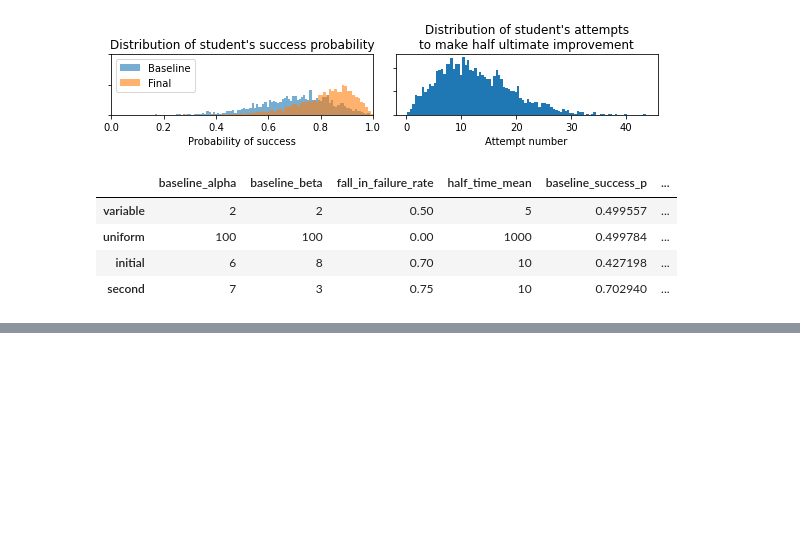
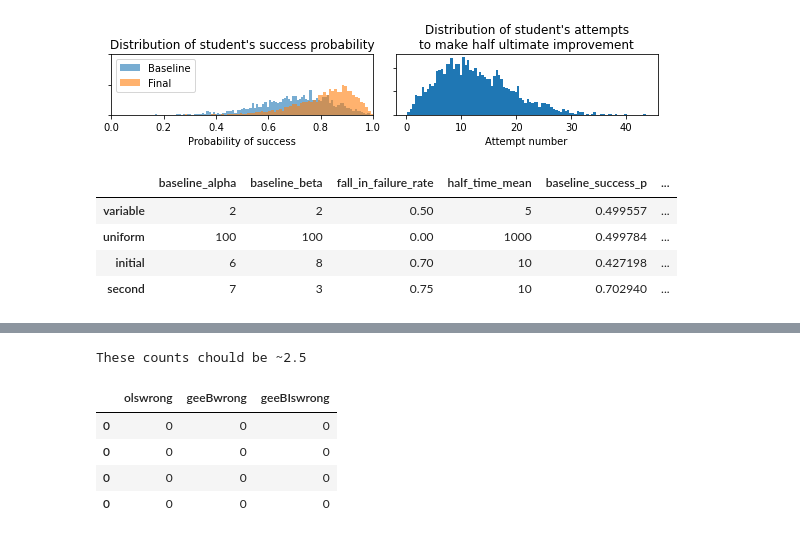
Before and after one commit to ErichBSchulz/IVCTrial, a Jupyter notebook: PowerSimulation.ipynb, the cells around one changed output, grey strips where cells are left out. Cells and saved outputs as stored; diff of their text form; code cells hidden in the pictures; blank space fills up the shorter version.

```diff
--- a/PowerSimulation.ipynb
+++ b/PowerSimulation.ipynb
@@ -544,17 +522,9 @@ def run_test(testing = True):
                  'huge': ['control', 'interventionD'],
                  'upper': [ 'interventionC', 'interventionD']
                 }
-    """
-    clasic distribution:
-    {'control': 51.6145, 'interventionA': 55.88775, 'interventionB': 59.653125,
-    'interventionC': 69.713125, 'interventionD': 73.108, 'nodif': 51.515}
-    tight:
-    {'control': 74.7725, 'interventionA': 77.1845, 'interventionB': 79.0445,
-    'interventionC': 84.29125, 'interventionD': 86.058, 'nodif': 74.52475}
-    """
     if testing:
-        students_per_group = [5, 10]
-        attempts_per_student = [5,10,20]
+        students_per_group = [5]
+        attempts_per_student = [5]
         trials_to_test = 3
         cache = "cache_test/"
     else:
@@ -564,16 +534,23 @@ def run_test(testing = True):
         cache="cache1/"
 
     print(f"testing {trials_to_test} trials")
-    return run_sym(
-        attempt_data = ad,
-        pairs = pairs,
-        tests = ['ols','geeB','geeBIs'],  #['geeBI'],
-        trials_to_test = trials_to_test,
-        spg = students_per_group,
-        aps = attempts_per_student,
-        run_key="b",
-        cache_path=cache
-)
+    syms = [] # temporyary value replaced with a dataframe
+    for student_set, trial in trials.items():
+        ad = trial['ad']
+        sym = run_sym(
+            student_set = student_set,
+            attempt_data = ad,
+            pairs = pairs,
+            tests = ['ols','geeB','geeBIs'],  #['geeBI'],
+            trials_to_test = trials_to_test,
+            spg = students_per_group,
+            aps = attempts_per_student,
+            run_key="b",
+            cache_path=cache)
+        # accumulate all the results into a single df
+        syms = syms.append(sym) if len(syms) else sym
+    return syms
 
-#test3 = run_test(testing=True)
-test4 = run_test(testing=False)
+test3 = run_test(testing=True)
+#test4 = run_test(testing=False)
+test3.to_csv('test3.csv')
@@ -587,6 +588,13 @@ test4.query('geeBns < 25')
 # %%
 # Look for invalid measures:
 print("These counts chould be ~2.5")
-test4.query("comparision == 'none'")[[c for c in test4.columns if 'wrong' in c]]
+test3.query("comparision == 'none'")[[c for c in test3.columns if 'wrong' in c]]
+# %% [output]
+These counts chould be ~2.5
+|  | olswrong | geeBwrong | geeBIswrong |
+| 0 | 0 | 0 | 0 |
+| 0 | 0 | 0 | 0 |
+| 0 | 0 | 0 | 0 |
+| 0 | 0 | 0 | 0 |
 # %%
 print("Finding powered combinations where count of NS trials is less than 80%")
```
Also changed, not shown: parts of 12 cells of this notebook.
